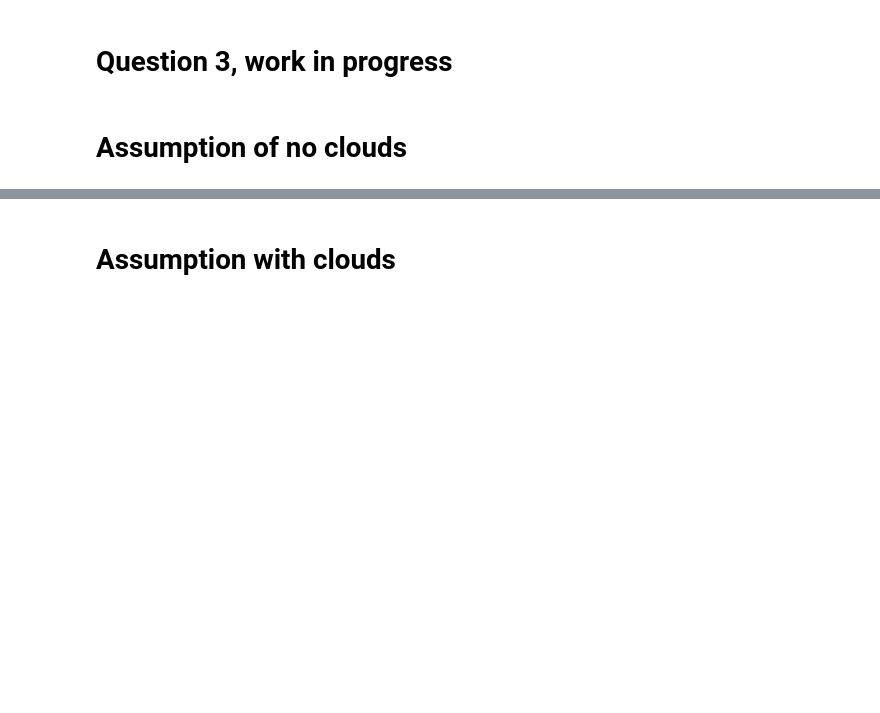
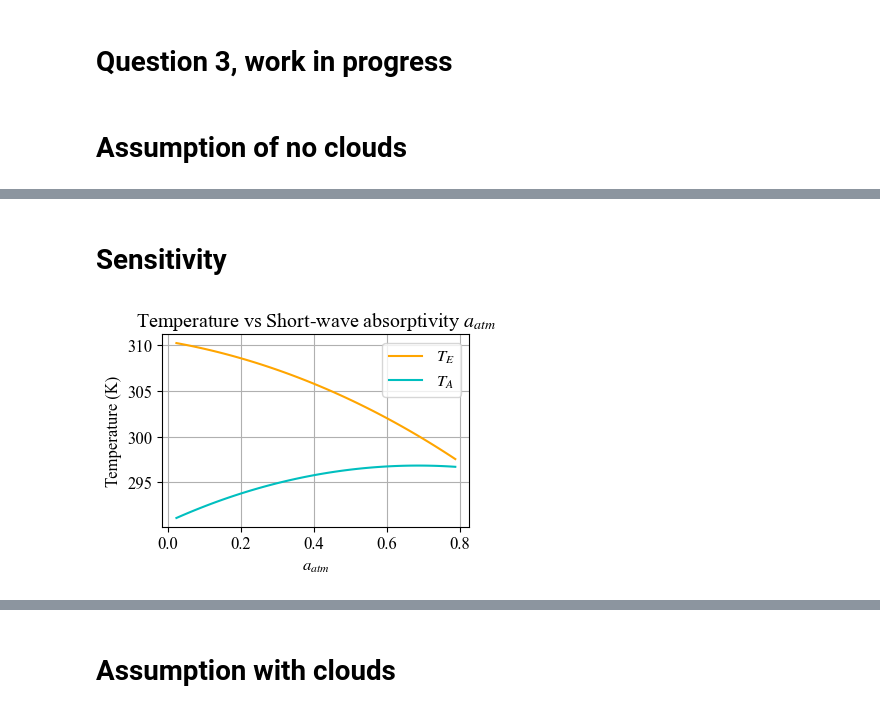
Before and after one commit to aledha/TMA4195-Project, a Jupyter notebook: Question3.ipynb, the cells around one changed output, grey strips where cells are left out. Saved outputs shown, nothing was run; the diff lists cells and outputs as text; code cells hidden in the pictures; blank space fills up the shorter version.

Commit message:
Fixed figures.

```diff
--- a/Question3.ipynb
+++ b/Question3.ipynb
@@ -1,5 +1,16 @@
 # %% [markdown]
 # Question 3, work in progress
+# %%
+import numpy as np
+
+import matplotlib.pyplot as plt
+import matplotlib
+
+# Set the font globally
+matplotlib.rcParams['font.family'] = 'serif'  # e.g., 'sans-serif', 'serif', 'monospace'
+matplotlib.rcParams['font.size'] = 12         # Set font size globally
+matplotlib.rcParams['mathtext.fontset'] = 'stix'  # For math text consistency with LaTeX
+matplotlib.rcParams['font.serif'] = ['Times New Roman']  # Use specific font
 # %% [markdown]
 # Assumption of no clouds
 # %%
@@ -172,0 +79,4 @@ Equilibrium Atmosphere Temperature (T_A): 279.35 K
+# %% [markdown]
+# Sensitivity
+# %%
+FIGSIZE = (4, 3)
@@ -172,0 +123,15 @@ Equilibrium Atmosphere Temperature (T_A): 279.35 K
+# %%
+
+# Plot temperatures vs a_SW
+plt.figure(figsize=FIGSIZE)
+plt.plot(a_SW_base_values, T_E_values, color = "orange", label=r'$T_E$')
+plt.plot(a_SW_base_values, T_A_values, color="c",label=r'$T_A$')
+plt.xlabel(r'$a_{atm}$')
+plt.ylabel('Temperature (K)')
+plt.title(r'Temperature vs Short-wave absorptivity $a_{atm}$')
+plt.legend()
+plt.grid(True)
+plt.tight_layout()
+plt.savefig("./temperature_absorp.png", dpi=300)
+# %% [output]
+[figure, added]
```
Also changed, not shown: parts of 10 cells of this notebook, 4 other files.
